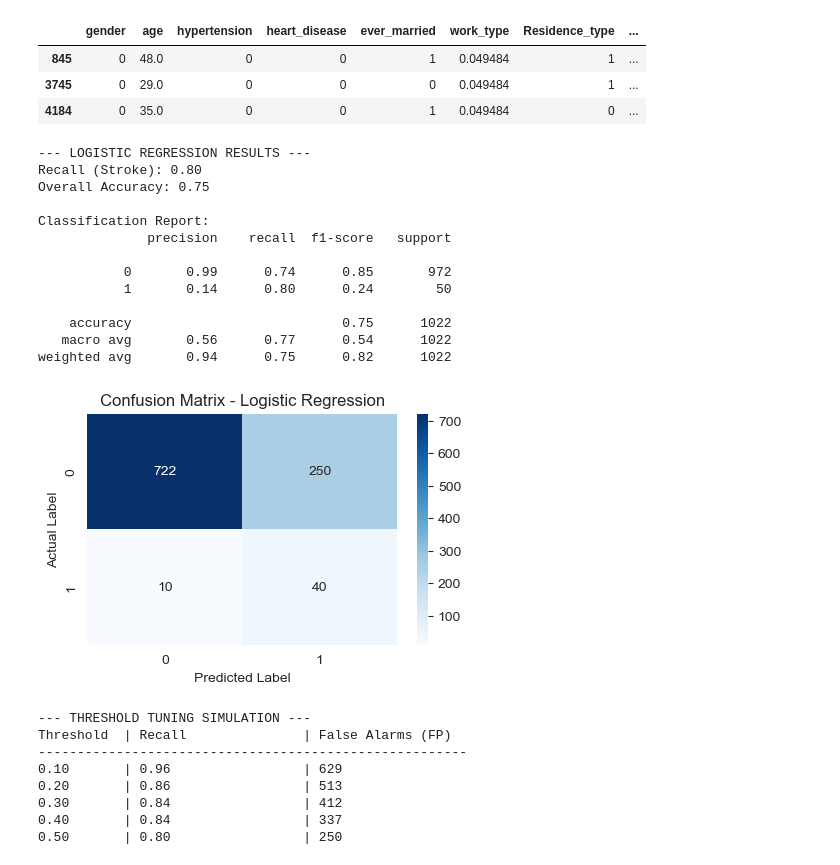
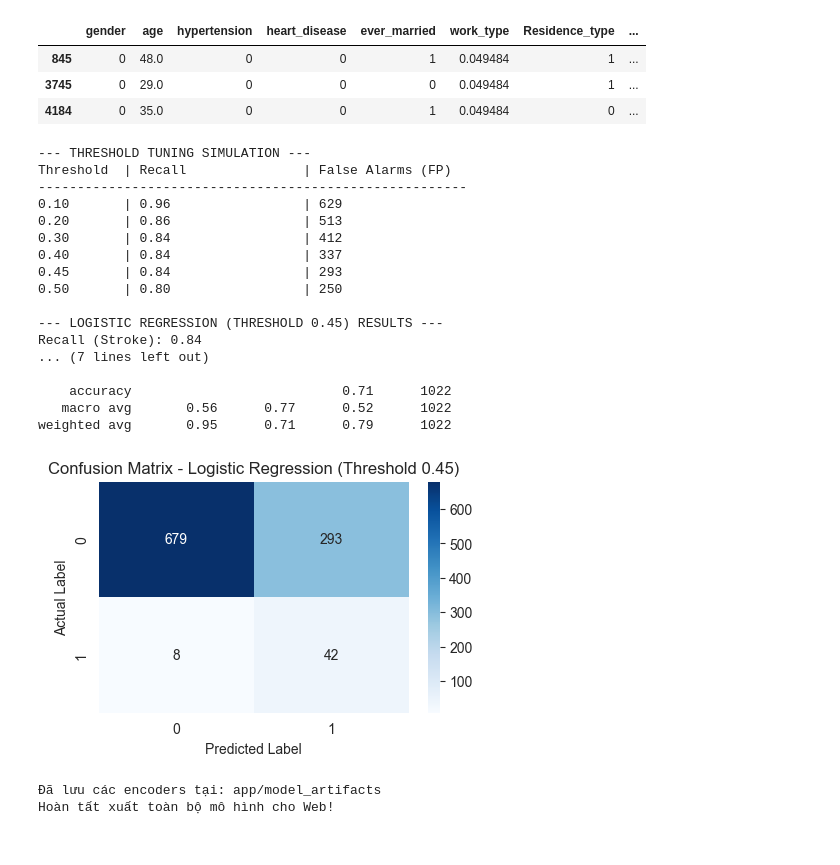
Before and after one commit to ThinHu/stroke-risk-prediction, a Jupyter notebook: notebook.ipynb, the cells around one changed output. Saved outputs shown, nothing was run; the diff lists cells and outputs as text; code cells hidden in the pictures.

Commit message:
finish model and web, ready do deploy

```diff
--- a/notebook.ipynb
+++ b/notebook.ipynb
@@ -317,37 +392,50 @@ X_train_enc.head(3)
 # %%
 # 2. Build and Train the Pipeline
 lr_pipeline = build_lr_pipeline()
 lr_pipeline.fit(X_train_enc, y_train)
 
-# 3. Evaluate at Default Threshold (0.5)
-evaluate_and_plot(lr_pipeline, X_test_enc, y_test, model_name="Logistic Regression")
+# 3. Evaluate at Threshold 0.45
+y_probs = lr_pipeline.predict_proba(X_test_enc)[:, 1]
+simulate_thresholds(y_test, y_probs, thresholds=[0.1, 0.2, 0.3, 0.4, 0.45, 0.5])
+
+# 4. Đánh giá chính thức tại Threshold mong muốn (0.45)
+# Hàm đã được nâng cấp sẽ tự động lo việc tính toán y_pred và plot
+evaluate_and_plot(lr_pipeline, X_test_enc, y_test, model_name="Logistic Regression", threshold=0.45)
 # %% [output]
---- LOGISTIC REGRESSION RESULTS ---
-Recall (Stroke): 0.80
-Overall Accuracy: 0.75
+--- THRESHOLD TUNING SIMULATION ---
+Threshold  | Recall               | False Alarms (FP)
+-------------------------------------------------------
+0.10       | 0.96                 | 629
+0.20       | 0.86                 | 513
+0.30       | 0.84                 | 412
+0.40       | 0.84                 | 337
+0.45       | 0.84                 | 293
+0.50       | 0.80                 | 250
 
-Classification Report:
-              precision    recall  f1-score   support
+--- LOGISTIC REGRESSION (THRESHOLD 0.45) RESULTS ---
+Recall (Stroke): 0.84
+... (7 lines left out)
 
-           0       0.99      0.74      0.85       972
-           1       0.14      0.80      0.24        50
-
-    accuracy                           0.75      1022
-   macro avg       0.56      0.77      0.54      1022
-weighted avg       0.94      0.75      0.82      1022
+    accuracy                           0.71      1022
+   macro avg       0.56      0.77      0.52      1022
+weighted avg       0.95      0.71      0.79      1022
-[figure, old version]
+[figure, new version]
-# %%
-# 4. Extract probabilities and run the Threshold Tuning Simulation
-y_probs = lr_pipeline.predict_proba(X_test_enc)[:, 1]
-
-thresholds_to_test = [0.1, 0.2, 0.3, 0.4, 0.5]
-simulate_thresholds(y_test, y_probs, thresholds_to_test)
-# %% [output]
---- THRESHOLD TUNING SIMULATION ---
-Threshold  | Recall               | False Alarms (FP)
--------------------------------------------------------
-0.10       | 0.96                 | 629
-0.20       | 0.86                 | 513
-0.30       | 0.84                 | 412
-0.40       | 0.84                 | 337
-0.50       | 0.80                 | 250
+# %%
+import joblib
+
+# 1. Mã hóa và TỰ ĐỘNG LƯU ENCODER vào thư mục của Website
+X_train_enc, X_test_enc = apply_custom_encoding(
+    X_train, X_test, y_train,
+    save_dir='app/model_artifacts'
+)
+
+# 2. Huấn luyện Pipeline
+lr_pipeline = build_lr_pipeline()
+lr_pipeline.fit(X_train_enc, y_train)
+
+# 3. LƯU PIPELINE CHÍNH
+joblib.dump(lr_pipeline, 'app/model_artifacts/lr_pipeline.pkl')
+print("Hoàn tất xuất toàn bộ mô hình cho Web!")
+# %% [output]
+Đã lưu các encoders tại: app/model_artifacts
+Hoàn tất xuất toàn bộ mô hình cho Web!
```
Also changed, not shown: parts of 5 cells of this notebook, 21 other files.
